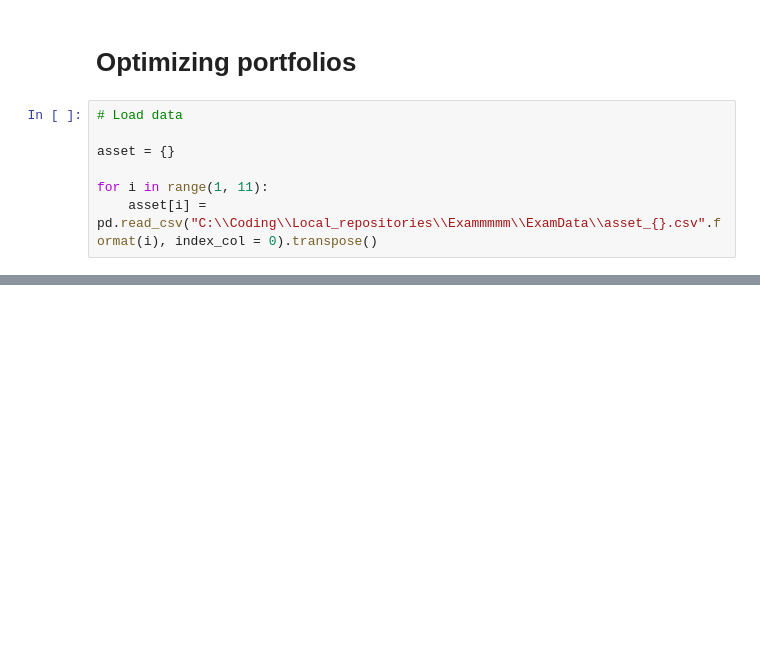
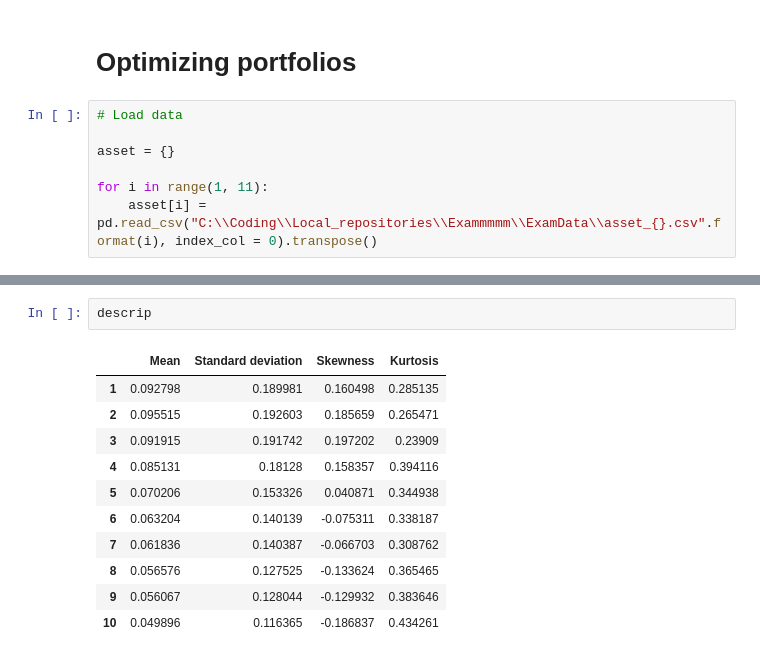
Before and after one commit to frgy17ac/Exammmmm, a Jupyter notebook: Solutions/Solution to Optimizing portfolios.ipynb, the cells around one changed output, grey strips where cells are left out. Cells and saved outputs as stored; diff of their text form; blank space fills up the shorter version.

```diff
--- a/Solutions/Solution to Optimizing portfolios.ipynb
+++ b/Solutions/Solution to Optimizing portfolios.ipynb
@@ -28,0 +54,14 @@ fig, ax = plt.subplots(figsize = (10, 5))
+# %%
+descrip
+# %% [output]
+|  | Mean | Standard deviation | Skewness | Kurtosis |
+| 1 | 0.092798 | 0.189981 | 0.160498 | 0.285135 |
+| 2 | 0.095515 | 0.192603 | 0.185659 | 0.265471 |
+| 3 | 0.091915 | 0.191742 | 0.197202 | 0.23909 |
+| 4 | 0.085131 | 0.18128 | 0.158357 | 0.394116 |
+| 5 | 0.070206 | 0.153326 | 0.040871 | 0.344938 |
+| 6 | 0.063204 | 0.140139 | -0.075311 | 0.338187 |
+| 7 | 0.061836 | 0.140387 | -0.066703 | 0.308762 |
+| 8 | 0.056576 | 0.127525 | -0.133624 | 0.365465 |
+| 9 | 0.056067 | 0.128044 | -0.129932 | 0.383646 |
+| 10 | 0.049896 | 0.116365 | -0.186837 | 0.434261 |
```
Also changed, not shown: parts of 8 cells of this notebook, 2 other files.
